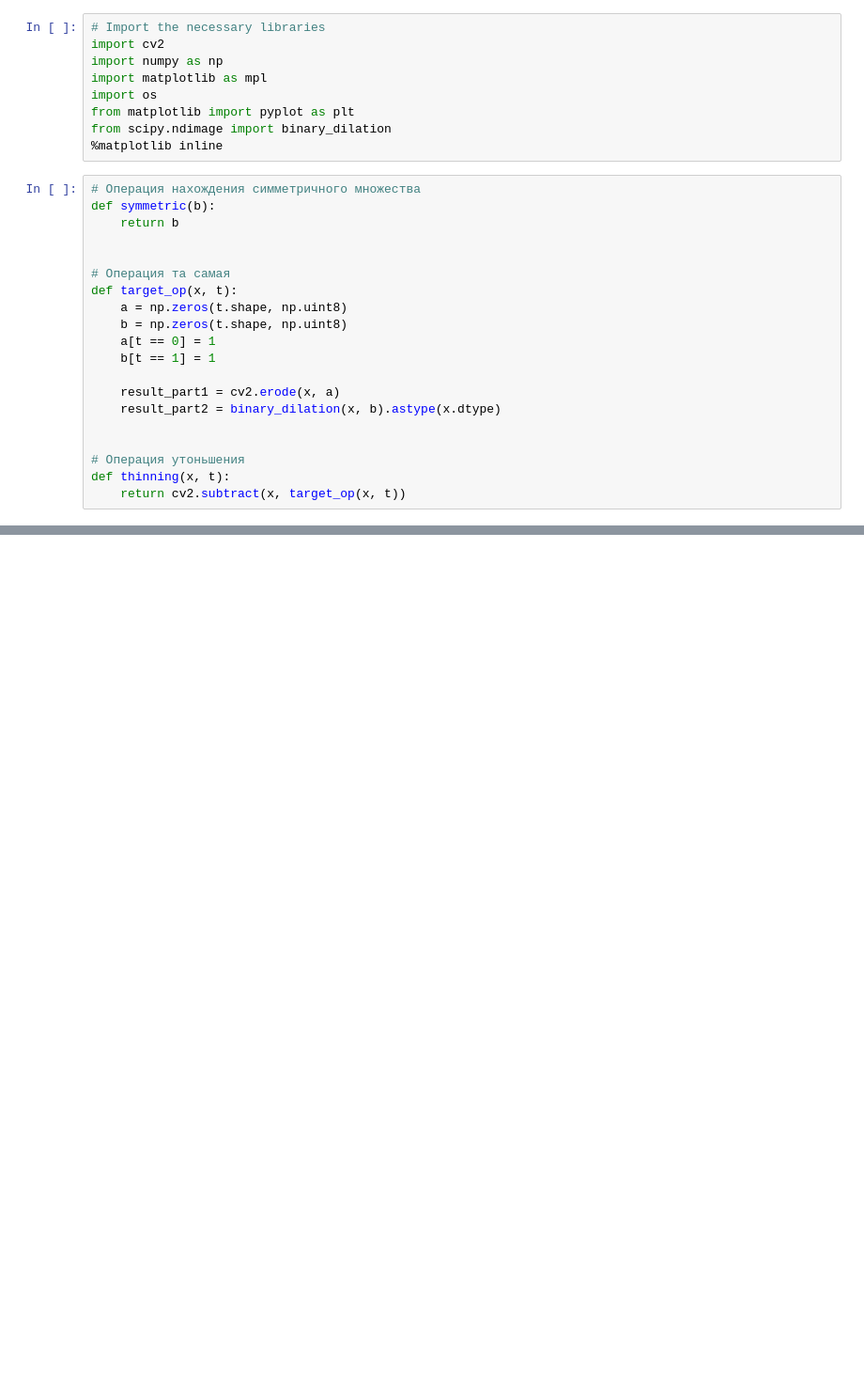
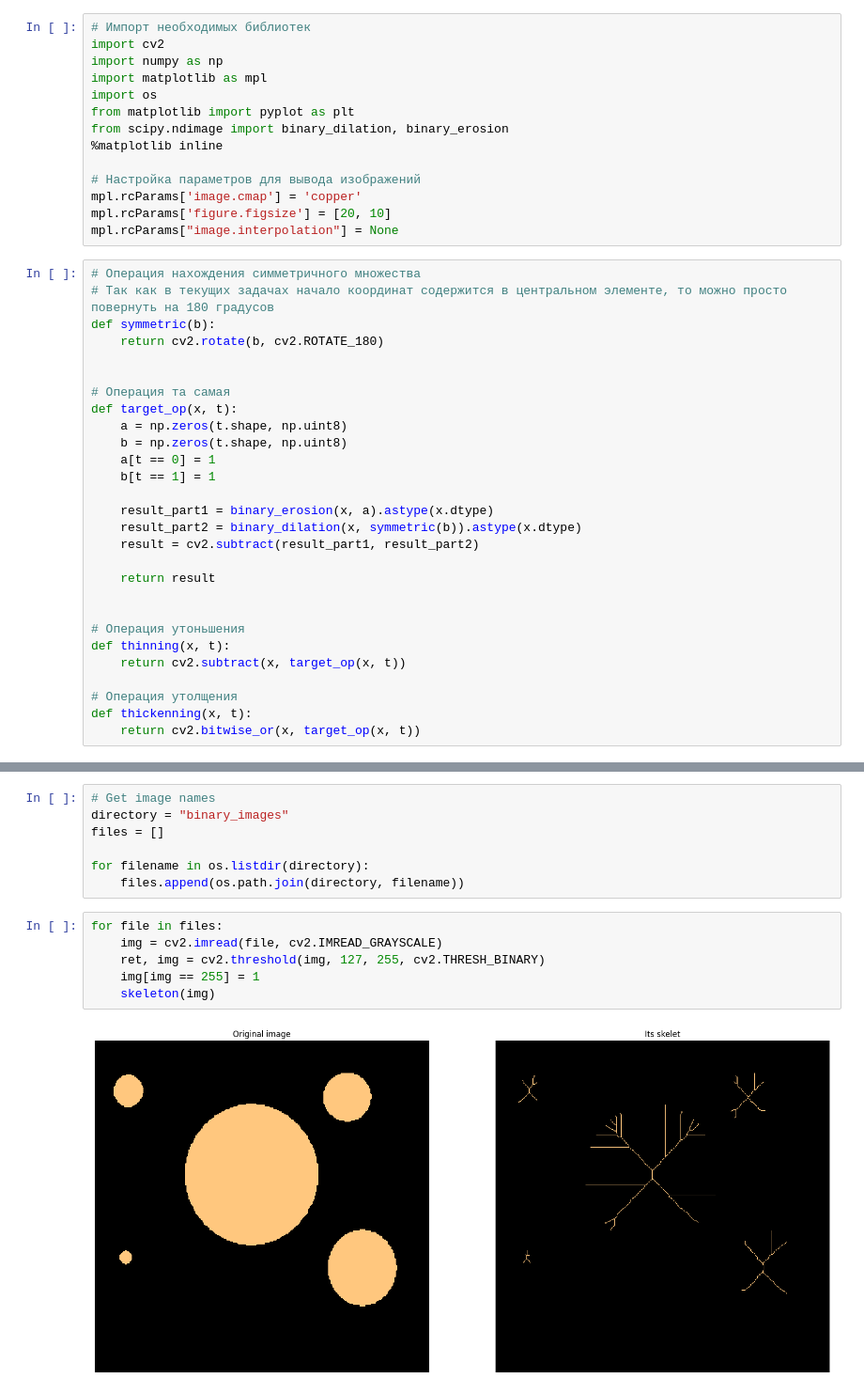
Before and after one commit to SubaruFallout/BasicOfDigitalImageProcessing, a Jupyter notebook: task2-3.ipynb, the cells around one changed output, grey strips where cells are left out. Shown at 94% size. Saved outputs shown, nothing was run; the diff lists cells and outputs as text; blank space fills up the shorter version.

```diff
--- a/task2-3.ipynb
+++ b/task2-3.ipynb
@@ -9,16 +17,22 @@
 # %%
-# Import the necessary libraries
+# Импорт необходимых библиотек
 import cv2
 import numpy as np
 import matplotlib as mpl
 import os
 from matplotlib import pyplot as plt
-from scipy.ndimage import binary_dilation
+from scipy.ndimage import binary_dilation, binary_erosion
 %matplotlib inline
+
+# Настройка параметров для вывода изображений
+mpl.rcParams['image.cmap'] = 'copper'
+mpl.rcParams['figure.figsize'] = [20, 10]
+mpl.rcParams["image.interpolation"] = None
 # %%
 # Операция нахождения симметричного множества
+# Так как в текущих задачах начало координат содержится в центральном элементе, то можно просто повернуть на 180 градусов
 def symmetric(b):
-    return b
+    return cv2.rotate(b, cv2.ROTATE_180)
 
 
 # Операция та самая
@@ -28,11 +42,18 @@ def target_op(x, t):
     a[t == 0] = 1
     b[t == 1] = 1
 
-    result_part1 = cv2.erode(x, a)
-    result_part2 = binary_dilation(x, b).astype(x.dtype)
+    result_part1 = binary_erosion(x, a).astype(x.dtype)
+    result_part2 = binary_dilation(x, symmetric(b)).astype(x.dtype)
+    result = cv2.subtract(result_part1, result_part2)
+
+    return result
 
 
 # Операция утоньшения
 def thinning(x, t):
     return cv2.subtract(x, target_op(x, t))
+
+# Операция утолщения
+def thickenning(x, t):
+    return cv2.bitwise_or(x, target_op(x, t))
 # %%
@@ -59,0 +96,15 @@ def skeleton(img):
+# %%
+# Get image names
+directory = "binary_images"
+files = []
+
+for filename in os.listdir(directory):
+    files.append(os.path.join(directory, filename))
+# %%
+for file in files:
+    img = cv2.imread(file, cv2.IMREAD_GRAYSCALE)
+    ret, img = cv2.threshold(img, 127, 255, cv2.THRESH_BINARY)
+    img[img == 255] = 1
+    skeleton(img)
+# %% [output]
+[figure, added]
```
Also changed, not shown: parts of 6 cells of this notebook.
